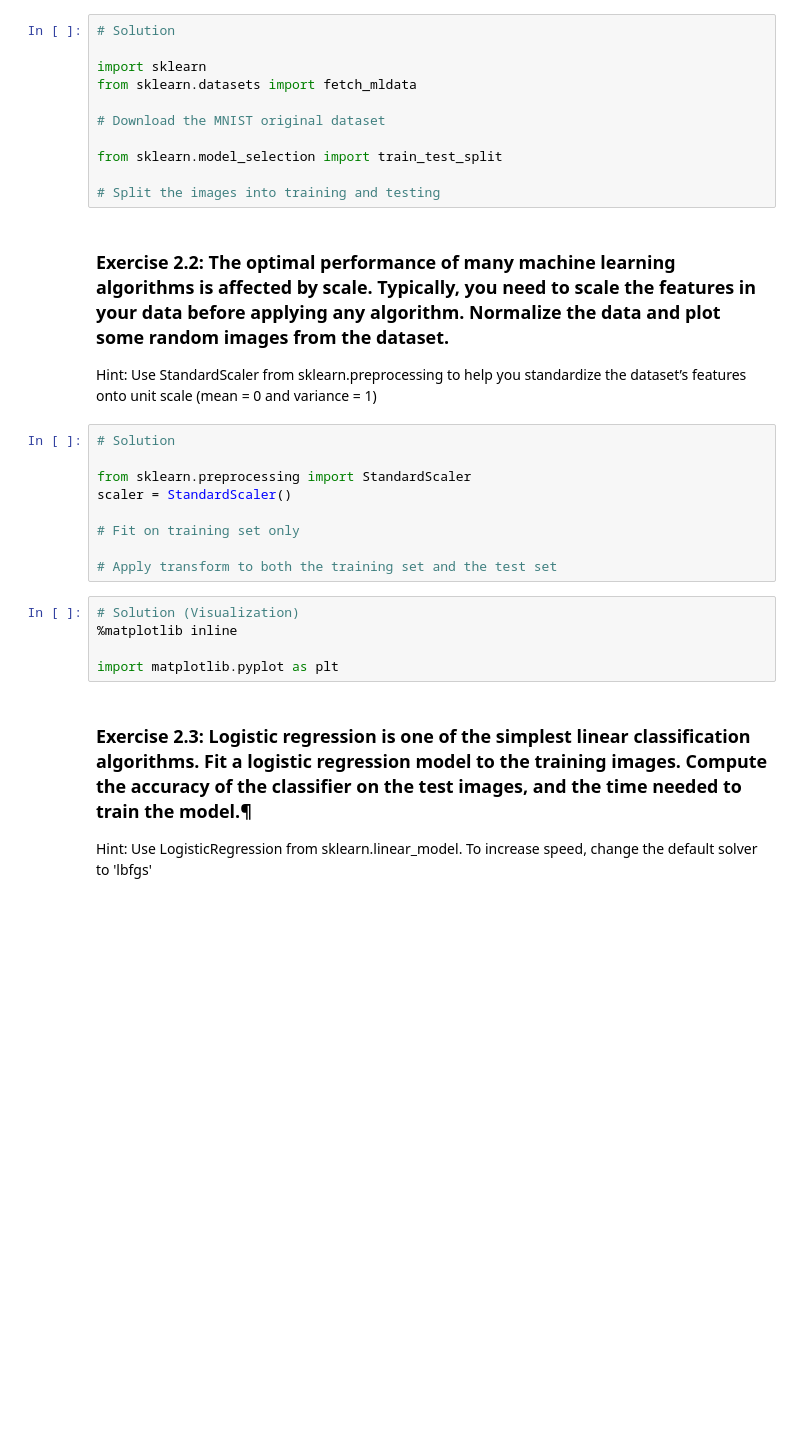
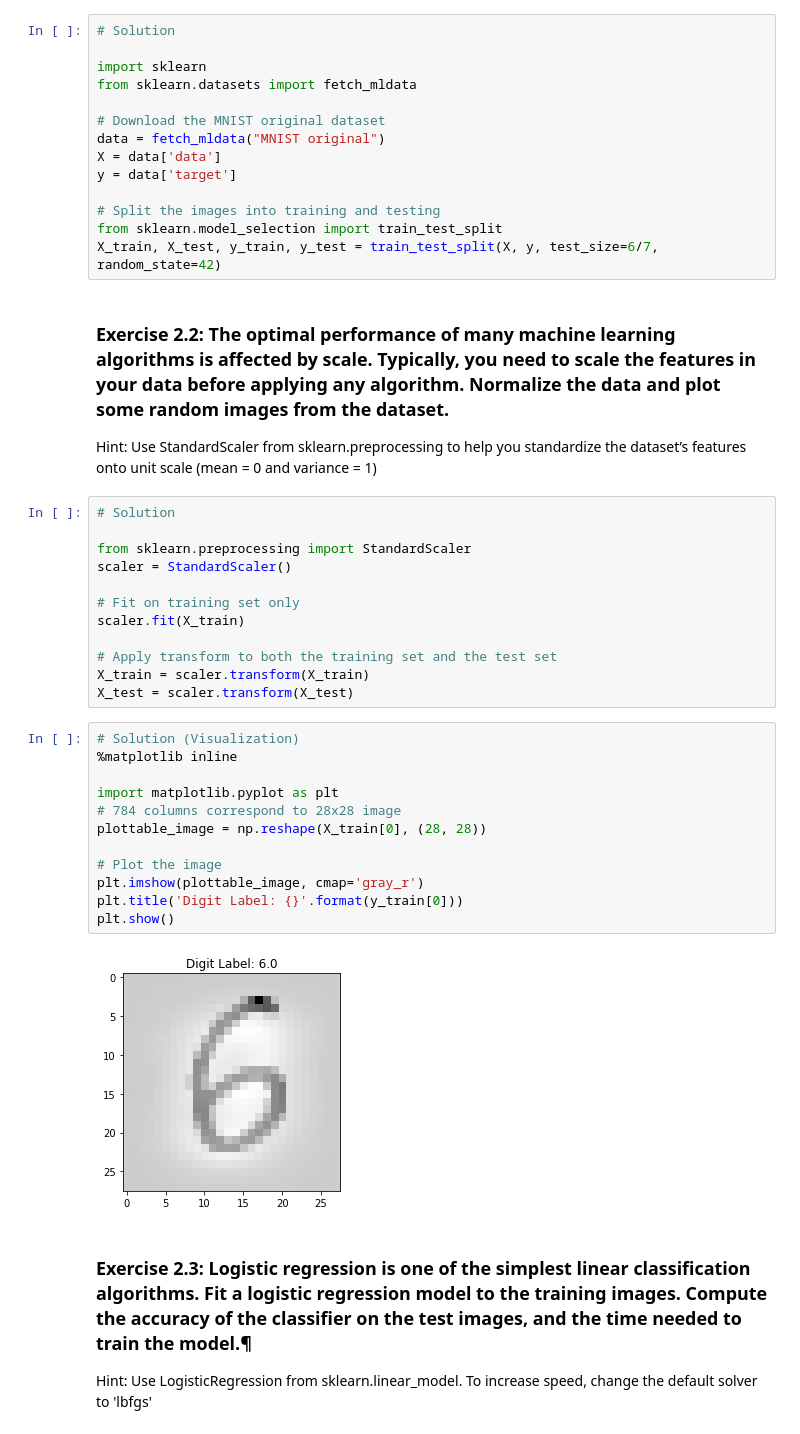
Before and after one commit to sami2310/Lab_DataScience-EE-490-H, a Jupyter notebook: DSLab_week2_PythonDSLibs-Pandas_sklearn-final.ipynb, the cells around one changed output. Drawn from its saved outputs; the diff is of its cells as text; blank space fills up the shorter version.

```diff
--- a/DSLab_week2_PythonDSLibs-Pandas_sklearn-final.ipynb
+++ b/DSLab_week2_PythonDSLibs-Pandas_sklearn-final.ipynb
@@ -140,10 +142,13 @@ import sklearn
 from sklearn.datasets import fetch_mldata
 
 # Download the MNIST original dataset
-
-from sklearn.model_selection import train_test_split
+data = fetch_mldata("MNIST original")
+X = data['data']
+y = data['target']
 
 # Split the images into training and testing
+from sklearn.model_selection import train_test_split
+X_train, X_test, y_train, y_test = train_test_split(X, y, test_size=6/7, random_state=42)
 # %% [markdown]
 ### Exercise 2.2: The optimal performance of many machine learning algorithms is affected by scale. Typically, you need to scale the features in your data before applying any algorithm. Normalize the data and plot some random images from the dataset.
 
@@ -155,13 +160,25 @@ from sklearn.preprocessing import StandardScaler
 scaler = StandardScaler()
 
 # Fit on training set only
+scaler.fit(X_train)
 
 # Apply transform to both the training set and the test set
+X_train = scaler.transform(X_train)
+X_test = scaler.transform(X_test)
-# %%
-# Solution (Visualization)
-%matplotlib inline
-
-import matplotlib.pyplot as plt
+# %%
+# Solution (Visualization)
+%matplotlib inline
+
+import matplotlib.pyplot as plt
+# 784 columns correspond to 28x28 image
+plottable_image = np.reshape(X_train[0], (28, 28))
+
+# Plot the image
+plt.imshow(plottable_image, cmap='gray_r')
+plt.title('Digit Label: {}'.format(y_train[0]))
+plt.show()
+# %% [output]
+[figure, added]
 # %% [markdown]
 ### Exercise 2.3: Logistic regression is one of the simplest linear classification algorithms. Fit a logistic regression model to the training images. Compute the accuracy of the classifier on the test images, and the time needed to train the model.¶
 
```
Also changed, not shown: parts of 25 cells of this notebook, 1 other file.
